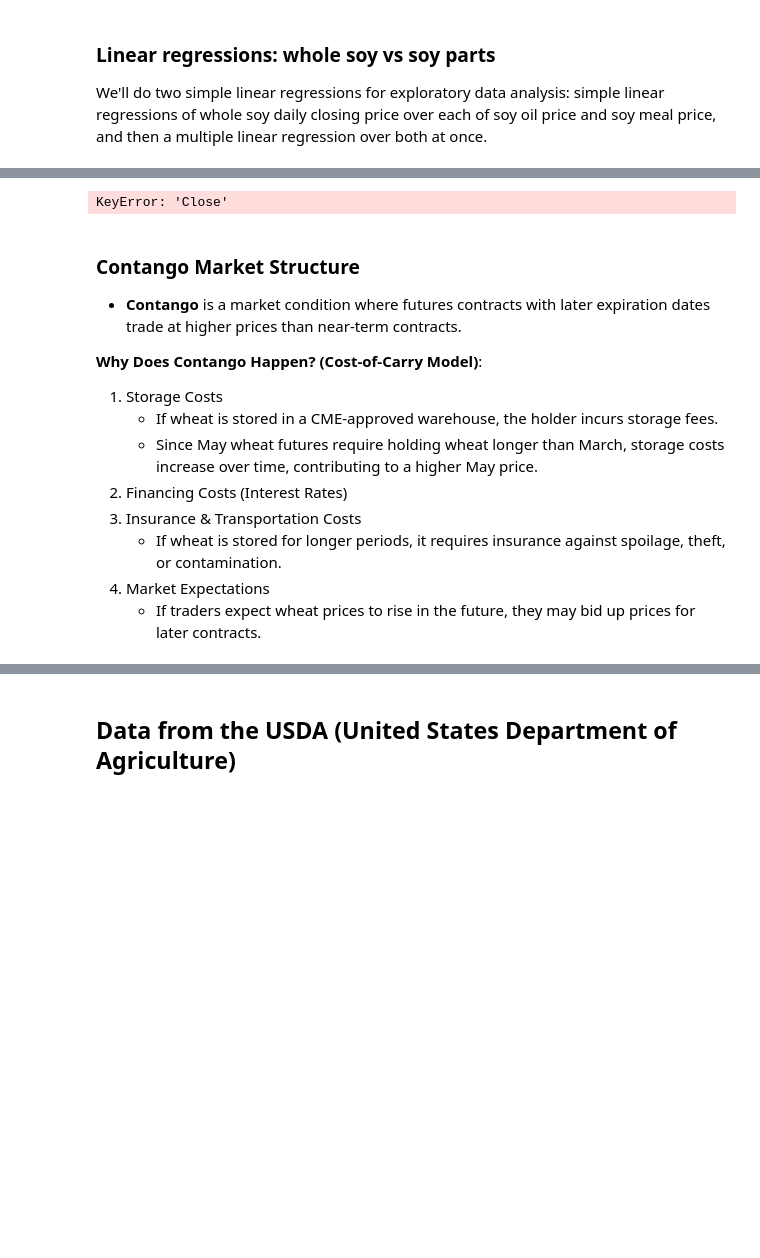
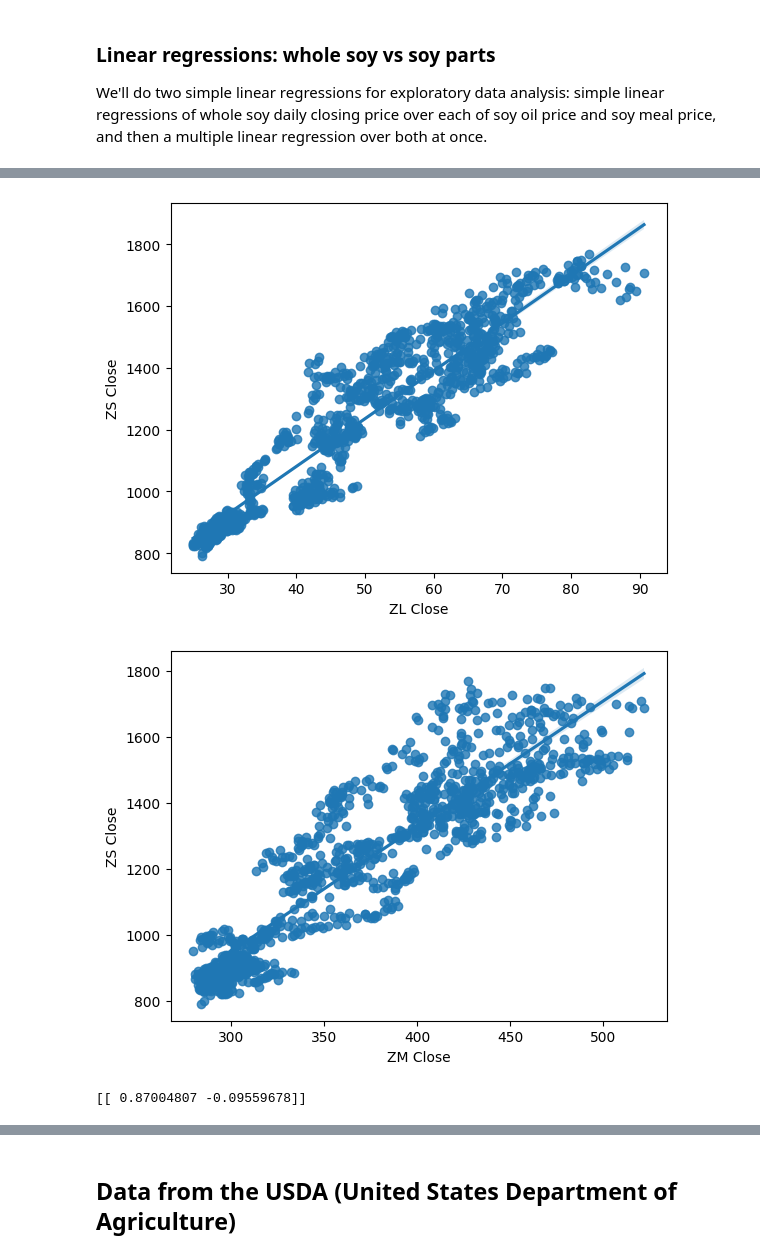
Before and after one commit to TianhaoW/ErdosAgriDerivPredict, a Jupyter notebook: notebooks/soy-sunflower-EDA.ipynb, the cells around one changed output, grey strips where cells are left out. Saved outputs shown, nothing was run; the diff lists cells and outputs as text; code cells hidden in the pictures; blank space fills up the shorter version.

```diff
--- a/notebooks/soy-sunflower-EDA.ipynb
+++ b/notebooks/soy-sunflower-EDA.ipynb
@@ -60,6 +60,19 @@ ZM_data['Year'] = ZM_data.index.year
 ZM_data['Month'] = ZM_data.index.month
 ZM_data['Day'] = ZM_data.index.day
 ZM_data['Day_Of_Year'] = ZM_data.index.dayofyear
+
+ZS_dict = {}
+ZL_dict = {}
+ZM_dict = {}
+
+for col in ZS_data.columns:
+    ZS_dict[col] = 'ZS ' + col
+    ZL_dict[col] = 'ZL ' + col
+    ZM_dict[col] = 'ZM ' + col
+
+ZS_data.rename(columns=ZS_dict, inplace=True)
+ZL_data.rename(columns=ZL_dict, inplace=True)
+ZM_data.rename(columns=ZM_dict, inplace=True)
 # %% [markdown]
 ### Trading Volume Analysis
 # %%
@@ -180,19 +193,31 @@ from sklearn.model_selection import KFold
 from sklearn.model_selection import train_test_split
 from sklearn.metrics import root_mean_squared_error
 
-ZS_train, ZS_test = train_test_split(ZS_data['Close'], test_size=0.2)
-ZL_train, ZL_test = train_test_split(ZL_data['Close'], test_size=0.2)
-ZM_train, ZM_test = train_test_split(ZM_data['Close'], test_size=0.2)
-ZZ_data = pd.concat([ZL_data['Close'], ZM_data['Close']], axis=1, ignore_index=False)
+ZS_train, ZS_test = train_test_split(ZS_data, test_size=0.2)
+ZL_train, ZL_test = train_test_split(ZL_data, test_size=0.2)
+ZM_train, ZM_test = train_test_split(ZM_data, test_size=0.2)
+ZZ_data = pd.concat([ZL_data, ZM_data], axis=1, ignore_index=False)
 ZZ_train, ZZ_test = train_test_split(ZZ_data, test_size=0.2)
 
-ZL_train.info()
+ZW_data = pd.concat([ZL_data, ZM_data, ZS_data], axis=1, ignore_index=False)
+ZW_train, ZW_test = train_test_split(ZW_data, test_size=0.2)
 
 oil_regression = LinearRegression()
 meal_regression = LinearRegression()
 multi_regression = LinearRegression()
 
-oil_regression.fit(ZL_train['Close'], ZS_train['Close'])
-meal_regression.fit(ZM_train[0], ZS_data[0])
-# multi_regression.fit(ZZ)
+oil_regression.fit(ZL_train[['ZL Close']], ZS_train[['ZS Close']])
+meal_regression.fit(ZM_train[['ZM Close']], ZS_train[['ZS Close']])
+multi_regression.fit(ZZ_train.filter(like='Close') , ZS_train[['ZS Close']])
+
+# print(ZZ_train.filter(like='Close'))
+
+# SLR plots for whole soy vs oil prices and whole soy vs meal prices
+
+sns.regplot(data=ZW_train, x = 'ZL Close', y = 'ZS Close')
+plt.show()
+sns.regplot(data=ZW_train, x = 'ZM Close', y = 'ZS Close')
+plt.show()
+
+print(multi_regression.coef_)
 # %% [output]
@@ -207,14 +239,3 @@ memory usage: 18.9 KB
+[figure, added]
+[figure, added]
-KeyError: 'Close'
+[[ 0.87004807 -0.09559678]]
-# %% [markdown]
-### Contango Market Structure
-- **Contango** is a market condition where futures contracts with later expiration dates trade at higher prices than near-term contracts.
-
-**Why Does Contango Happen? (Cost-of-Carry Model)**:
-1. Storage Costs
-    - If wheat is stored in a CME-approved warehouse, the holder incurs storage fees.
-    - Since May wheat futures require holding wheat longer than March, storage costs increase over time, contributing to a higher May price.
-2. Financing Costs (Interest Rates)
-3. Insurance & Transportation Costs
-    - If wheat is stored for longer periods, it requires insurance against spoilage, theft, or contamination.
-4. Market Expectations
-    - If traders expect wheat prices to rise in the future, they may bid up prices for later contracts.
```
Also changed, not shown: parts of 3 cells of this notebook.
